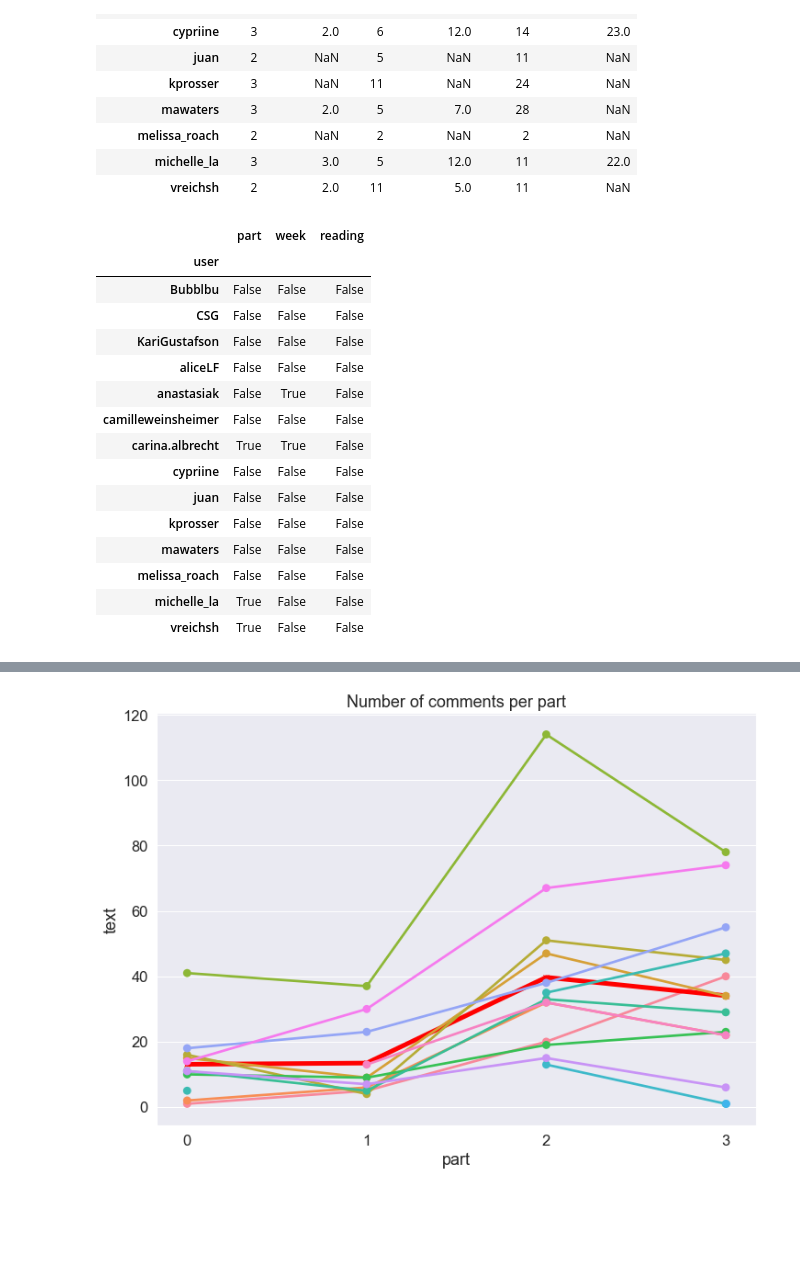
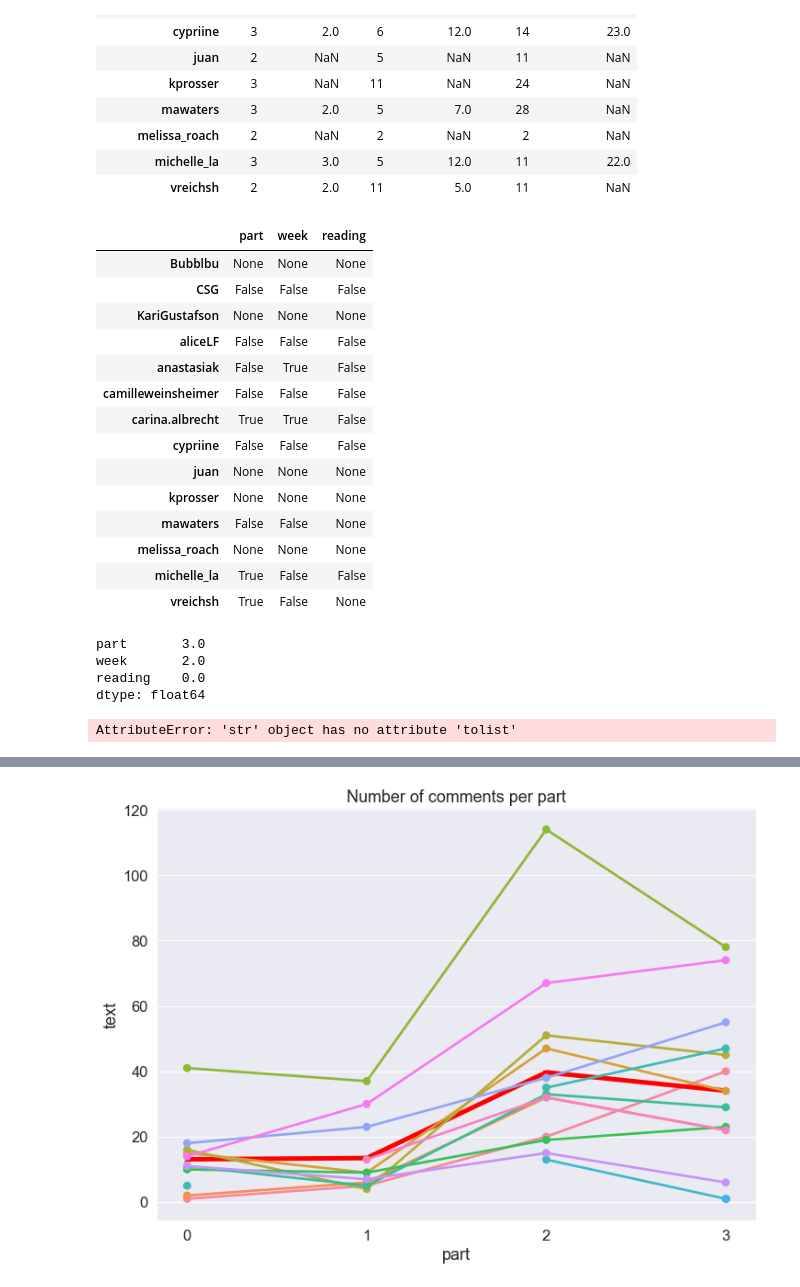
Before and after one commit to Bubblbu/public-knowledge-annotations, a Jupyter notebook: code/presentation.ipynb, the cells around one changed output, grey strips where cells are left out. Cells and saved outputs as stored; diff of their text form; code cells hidden in the pictures; blank space fills up the shorter version.

```diff
--- a/code/presentation.ipynb
+++ b/code/presentation.ipynb
@@ -170,23 +174,37 @@ df
 # %%
 cols = ["part", "week", "reading"]
 matches = pd.DataFrame(columns=cols)
 for c in cols:
-    matches[c] = df[c] == df["survey_" + c]
+    for i in df.index.tolist():
+        if not pd.isna(df.loc[i, c]) and not pd.isna(df.loc[i, "survey_" + c]):
+            matches.loc[i, c] = df.loc[i, c] == df.loc[i,"survey_" + c]
+        else:
+            matches.loc[i, c] = None
 matches
 # %% [output]
 |  | part | week | reading |
-| user |  |  |  |
-| Bubblbu | False | False | False |
+| Bubblbu | None | None | None |
 | CSG | False | False | False |
-| KariGustafson | False | False | False |
+| KariGustafson | None | None | None |
 | aliceLF | False | False | False |
 | anastasiak | False | True | False |
 | camilleweinsheimer | False | False | False |
 | carina.albrecht | True | True | False |
 | cypriine | False | False | False |
-| juan | False | False | False |
-| kprosser | False | False | False |
-| mawaters | False | False | False |
-| melissa_roach | False | False | False |
+| juan | None | None | None |
+| kprosser | None | None | None |
+| mawaters | False | False | None |
+| melissa_roach | None | None | None |
 | michelle_la | True | False | False |
-| vreichsh | True | False | False |
+| vreichsh | True | False | None |
+# %%
+matches.sum()
+# %% [output]
+part       3.0
+week       2.0
+reading    0.0
+dtype: float64
+# %%
+our_comments['reading_time'] = our_comments.text.map(lambda x: median([len(str(y)) for y in x.tolist()]))
+# %% [output]
+AttributeError: 'str' object has no attribute 'tolist'
```
Also changed, not shown: parts of 5 cells of this notebook.
